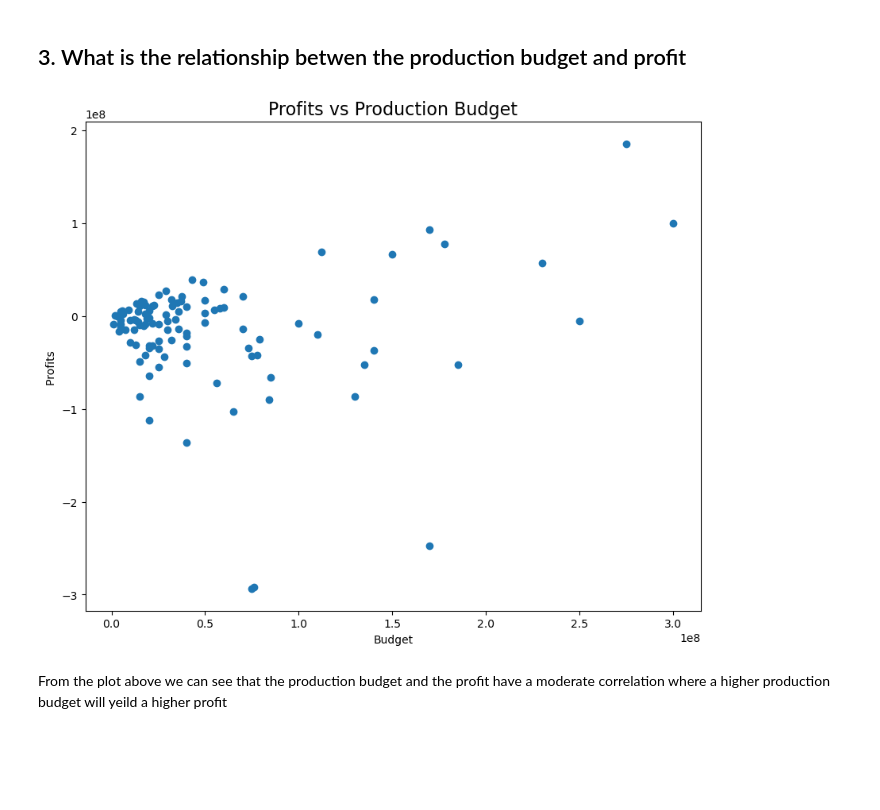
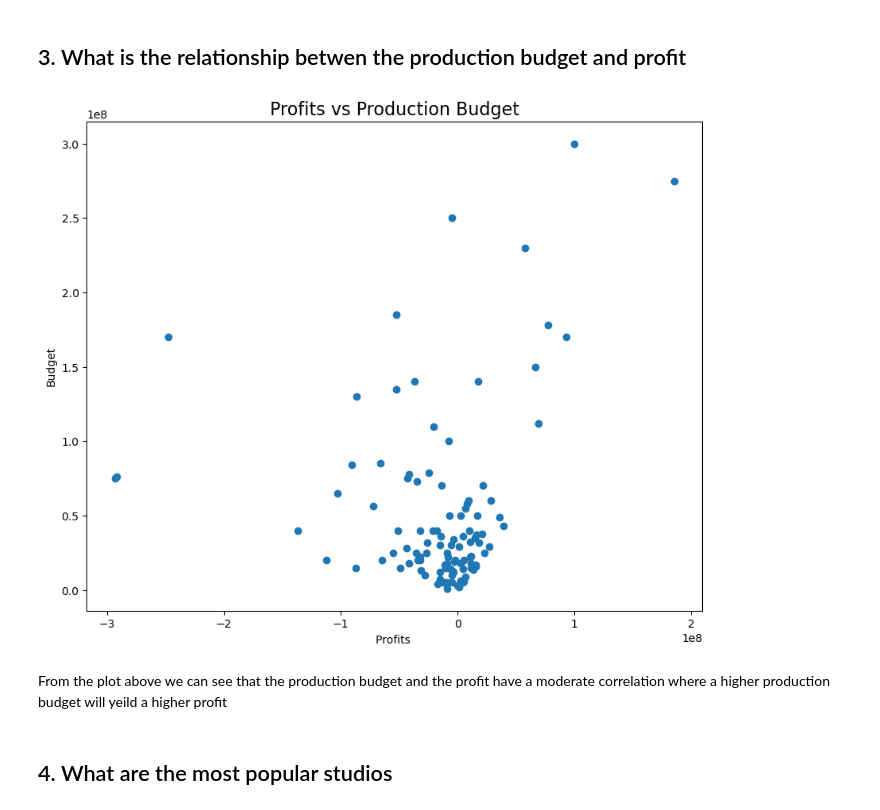
Before and after one commit to SilviaGworit/dsc-phase-1-project-v2-4, a Jupyter notebook: student.ipynb, the cells around one changed output. Drawn from its saved outputs; the diff is of its cells as text; code cells hidden in the pictures; blank space fills up the shorter version.

```diff
--- a/student.ipynb
+++ b/student.ipynb
@@ -503,18 +503,20 @@ As we have seen the plot above results in to a positive correlation hence an inc
 # %%
 # plotting a scatterplot
 
 fig, ax= plt.subplots(figsize=(10,8))
 
-x = df2['production_budget']
-y = df2['profit']
+y = df2['production_budget']
+x = df2['profit']
 
 ax.scatter(x,y)
 
 ax.set_title('Profits vs Production Budget', fontsize=16)
-ax.set_xlabel("Budget",fontsize=10)
-ax.set_ylabel("Profits ", fontsize=10)
+ax.set_ylabel("Budget",fontsize=10)
+ax.set_xlabel("Profits ", fontsize=10)
 fig.savefig('Budget vs Revenue.png');
 # %% [output]
-[figure, old version]
+[figure, new version]
 # %% [markdown]
 From the plot above we can see that the production budget and the profit have a moderate correlation where a higher production budget will yeild a higher profit
+# %% [markdown]
+## 4. What are the most popular studios
```
Also changed, not shown: parts of 13 cells of this notebook.
